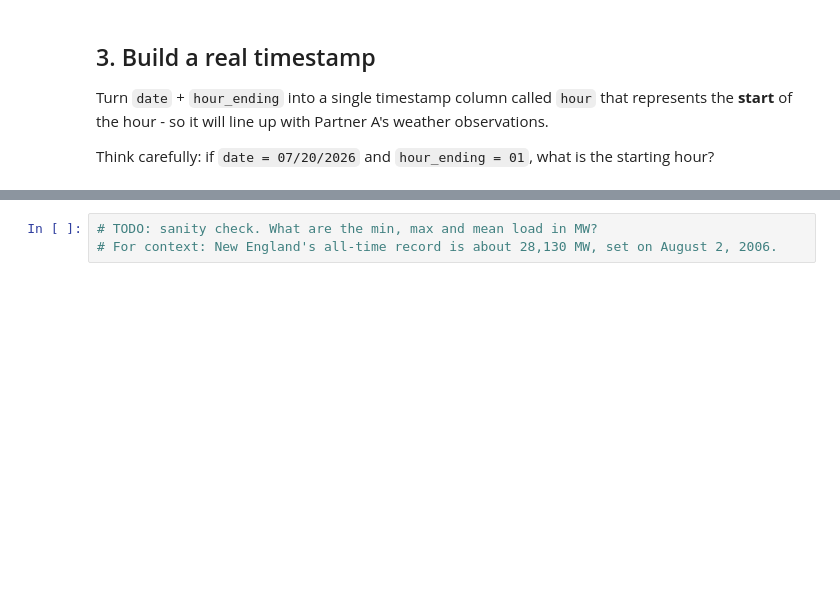
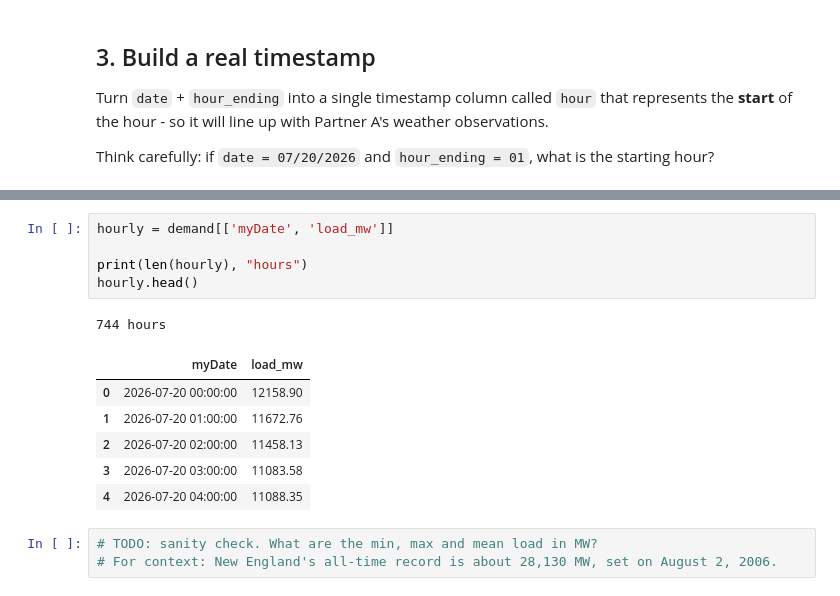
Before and after one commit to praveen1619/opim5512-qyj25002-jpe03001-hartford, a Jupyter notebook: Lab1_B_Demand_Starter.ipynb, the cells around one changed output, grey strips where cells are left out. Cells and saved outputs as stored; diff of their text form; blank space fills up the shorter version.

```diff
--- a/Lab1_B_Demand_Starter.ipynb
+++ b/Lab1_B_Demand_Starter.ipynb
@@ -92,3 +128,16 @@ hourly.head()
+# %%
+hourly = demand[['myDate', 'load_mw']]
+
+print(len(hourly), "hours")
+hourly.head()
+# %% [output]
+744 hours
+|  | myDate | load_mw |
+| 0 | 2026-07-20 00:00:00 | 12158.90 |
+| 1 | 2026-07-20 01:00:00 | 11672.76 |
+| 2 | 2026-07-20 02:00:00 | 11458.13 |
+| 3 | 2026-07-20 03:00:00 | 11083.58 |
+| 4 | 2026-07-20 04:00:00 | 11088.35 |
 # %%
 # TODO: sanity check. What are the min, max and mean load in MW?
 # For context: New England's all-time record is about 28,130 MW, set on August 2, 2006.
```
Also changed, not shown: parts of 6 cells of this notebook.
